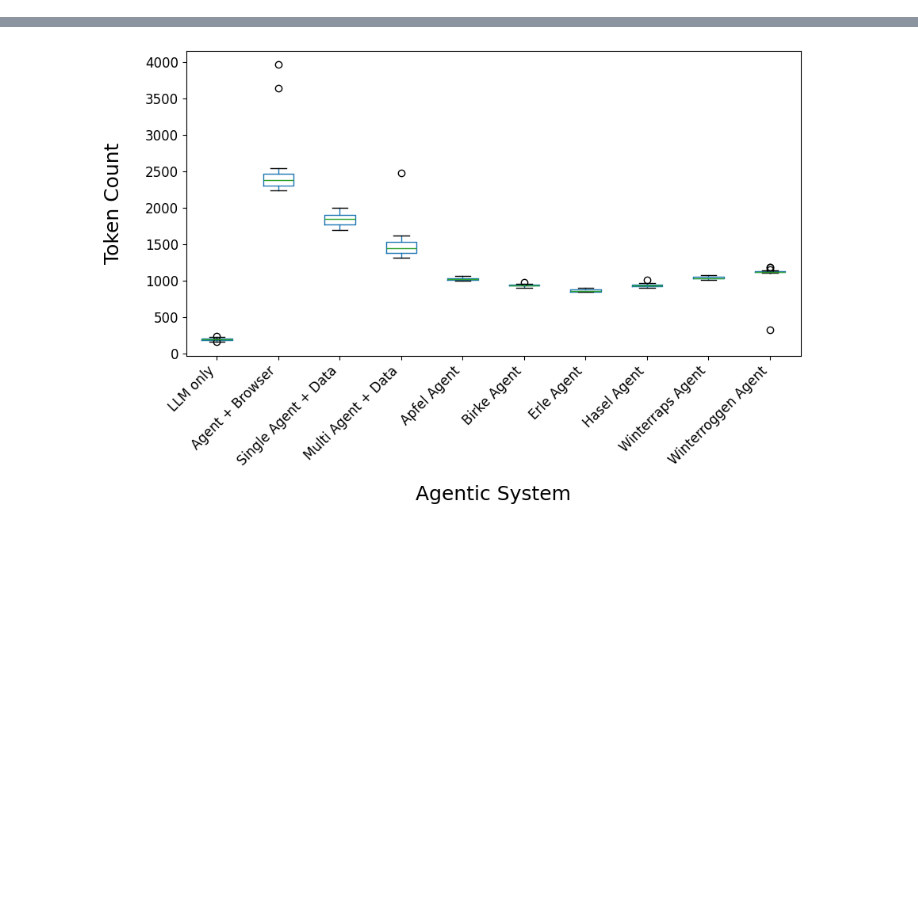
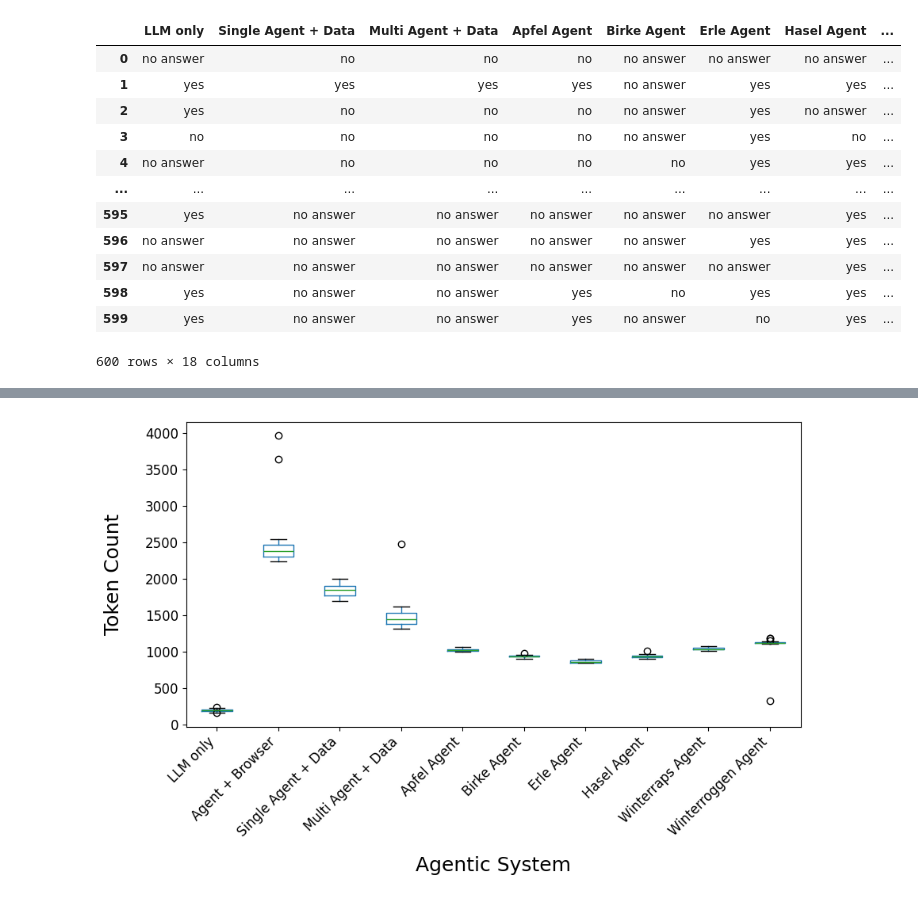
Before and after one commit to LeonardoPre/Building_Agents, a Jupyter notebook: analysis.ipynb, the cells around one changed output, grey strips where cells are left out. Cells and saved outputs as stored; diff of their text form; code cells hidden in the pictures; blank space fills up the shorter version.

```diff
--- a/analysis.ipynb
+++ b/analysis.ipynb
@@ -20,7 +20,12 @@ def get_results(data):
     return results
 
 def get_tokens(data):
-    tokens = {entry['id']: entry['tokens']['total_tokens'] for entry in data}
+    tokens = dict()
+    for entry in data:
+        if not isinstance(entry["tokens"], dict):
+            tokens[entry['id']] = entry['tokens']
+        else:
+            tokens[entry['id']] = entry['tokens'].get('total_tokens', 0)
     return tokens
 
 def get_gt(data):
@@ -29,7 +34,7 @@ def get_gt(data):
 
 dfs = []
 for file in os.listdir("results"):
-    if file.endswith(".json"):
+    if file.endswith("850.json"):
         with open(os.path.join("results", file), 'r') as f:
             data = json.load(f)
         results = get_results(data)
@@ -38,7 +43,7 @@ for file in os.listdir("results"):
         dfs.append(pd.DataFrame.from_dict(results, orient='index', columns=[name]))
 
 for file in os.listdir("ground_truth"):
-    if file.endswith(".json"):
+    if "850" in file and file.endswith(".json"):
         with open(os.path.join("ground_truth", file), 'r') as f:
             data = json.load(f)
         gt = get_gt(data)
@@ -48,13 +53,38 @@ for file in os.listdir("ground_truth"):
 df = pd.concat(dfs, axis=1)
 df.rename(columns={
     df.columns[0]: "LLM only",
-    df.columns[1]: "Agent + Browser",
-    df.columns[2]: "Single Agent + Data",
-    df.columns[3]: "Multi Agent + Data",
-    df.columns[4]: "Apfel Agent",
-    df.columns[5]: "Birke Agent",
-    df.columns[6]: "Erle Agent",
-    df.columns[7]: "Hasel Agent",
-    df.columns[8]: "Winterraps Agent",
-    df.columns[9]: "Winterroggen Agent"
+    df.columns[1]: "Single Agent + Data",
+    df.columns[2]: "Multi Agent + Data",
+    df.columns[3]: "Apfel Agent",
+    df.columns[4]: "Birke Agent",
+    df.columns[5]: "Erle Agent",
+    df.columns[6]: "Hasel Agent",
+    df.columns[7]: "Winterraps Agent",
+    df.columns[8]: "Winterroggen Agent",
+    df.columns[9]: "Esche Agent",
+    df.columns[10]: "Forsythie Agent",
+    df.columns[11]: "Huflattich Agent",
+    df.columns[12]: "Loewenzahn Agent",
+    df.columns[13]: "Schneegloeckchen Agent",
+    df.columns[14]: "Beifuss Agent",
+    df.columns[15]: "Ground Truth Dev 0",
+    df.columns[16]: "Ground Truth Dev 5",
+    df.columns[17]: "Ground Truth Dev 10"
 }, inplace=True)
+# %%
+df = df.iloc[:-250, :]
+df
+# %% [output]
+|  | LLM only | Single Agent + Data | Multi Agent + Data | Apfel Agent | Birke Agent | Erle Agent | Hasel Agent | ... |
+| 0 | no answer | no | no | no | no answer | no answer | no answer | ... |
+| 1 | yes | yes | yes | yes | no answer | yes | yes | ... |
+| 2 | yes | no | no | no | no answer | yes | no answer | ... |
+| 3 | no | no | no | no | no answer | yes | no | ... |
+| 4 | no answer | no | no | no | no | yes | yes | ... |
+| ... | ... | ... | ... | ... | ... | ... | ... | ... |
+| 595 | yes | no answer | no answer | no answer | no answer | no answer | yes | ... |
+| 596 | no answer | no answer | no answer | no answer | no answer | yes | yes | ... |
+| 597 | no answer | no answer | no answer | no answer | no answer | no answer | yes | ... |
+| 598 | yes | no answer | no answer | yes | no | yes | yes | ... |
+| 599 | yes | no answer | no answer | yes | no answer | no | yes | ... |
+600 rows × 18 columns
```
Also changed, not shown: parts of 7 cells of this notebook, 5 other files.
